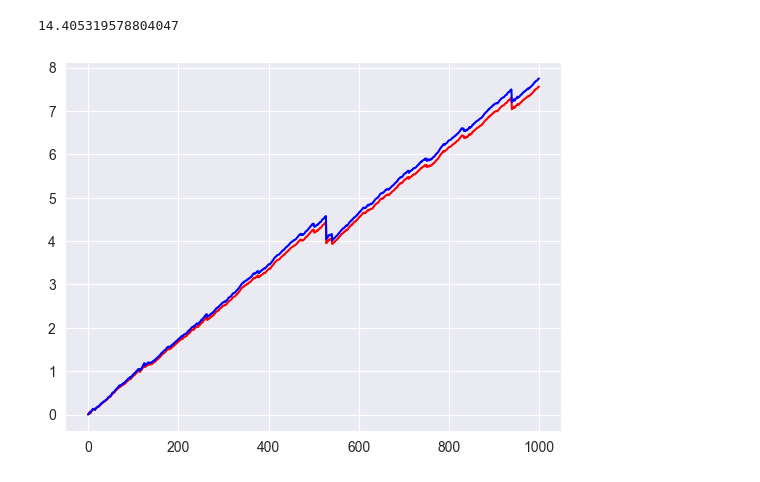
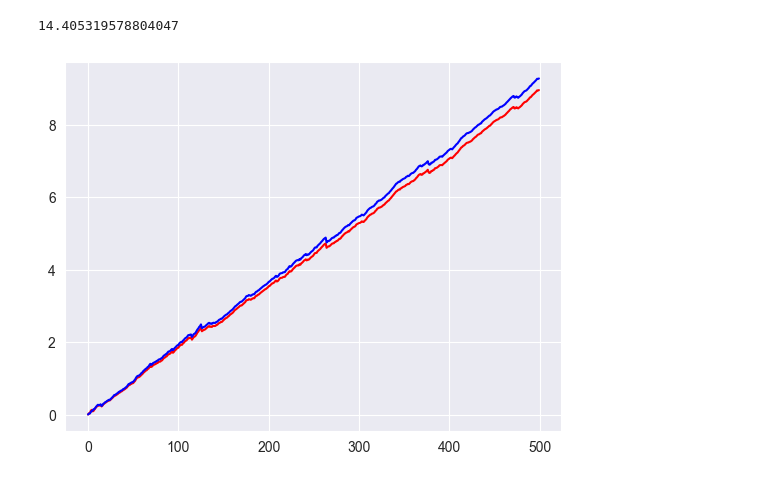
Before and after one commit to 57459N/DataProcesingLabs, a Jupyter notebook: moiLab4.ipynb, the cells around one changed output. Cells and saved outputs as stored; diff of their text form; code cells hidden in the pictures.

```diff
--- a/moiLab4.ipynb
+++ b/moiLab4.ipynb
@@ -157,36 +157,39 @@ def recompute(open_time, NS, WE) -> float:
     sim.compute()
     return sim.output['change time']
 # %%
-def simulate(open_time, NS, WE, count=100, seed=0, fuzzy=False) -> np.ndarray:
+def simulate(open_time, NS, WE, count=100, seed=0, fuzzy=False):
     np.random.seed(seed)
 
     time_waits = []
+    # cars_amount = []
     for i in range(count):
-        cars_to_pass = np.sqrt(open_time / np.random.random() * 0.6)
+        cars_to_pass = int(np.sqrt(open_time / np.random.random() * 0.6))
         NS = max(0, NS - cars_to_pass)
         WE = max(0, WE - cars_to_pass)
 
         time_waits.append((NS + WE) * open_time)
+        # cars_amount.append((NS, WE))
 
         NS += np.random.randint(5, 30)
         WE += np.random.randint(5, 30)
 
         if fuzzy:
             open_time += recompute(open_time, NS, WE)
+
     return np.array(time_waits, dtype=float)
 # %%
-sim_amount = 1000
+sim_amount = 500
 seed = 0
 _open = 30
 _NS = 10
 _WE = 10
 
 time_waits_fuzzy = simulate(_open, _NS, _WE, count=sim_amount, seed=seed, fuzzy=True)
 time_waits_normal = simulate(_open, _NS, _WE, count=sim_amount, seed=seed, fuzzy=False)
 
 plt.plot(time_waits_fuzzy / sim_amount / 60, color='red')
 plt.plot(time_waits_normal / sim_amount / 60, color='blue')
 plt.show()
 # %% [output]
-[figure, old version]
+[figure, new version]
 # %%
```
Also changed, not shown: parts of 2 cells of this notebook, 3 other files.
